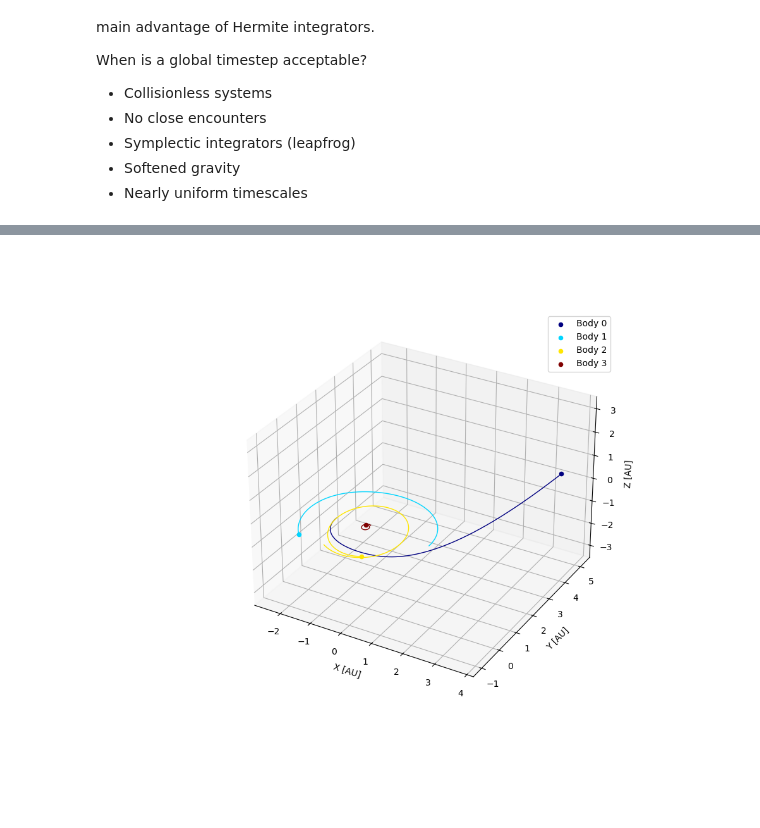
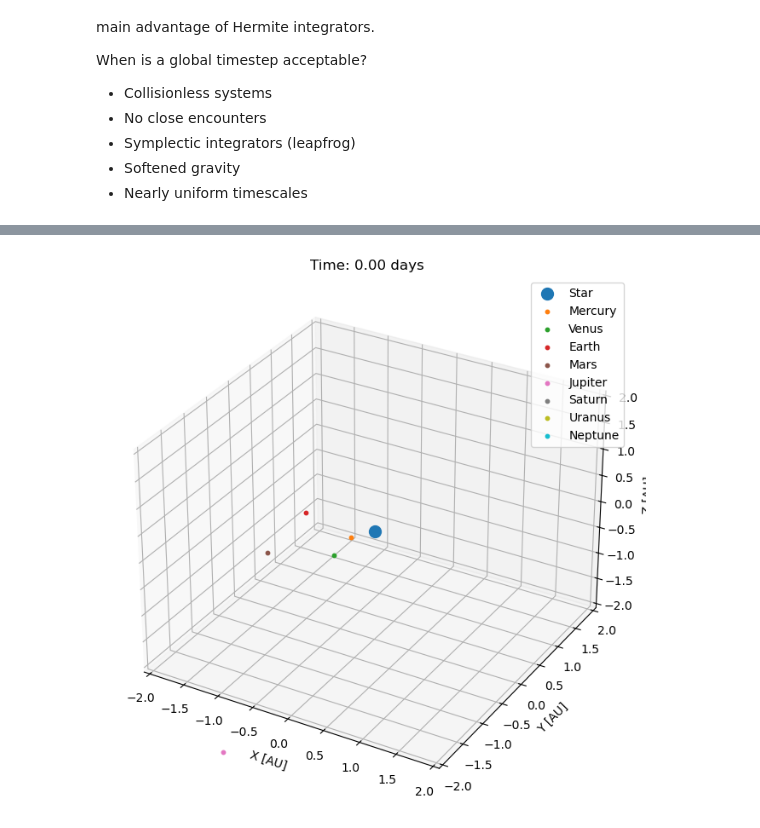
Before and after one commit to robertoinfurna/GRAVITY, a Jupyter notebook: planetary_system.ipynb, the cells around one changed output, grey strips where cells are left out. Drawn from its saved outputs; the diff is of its cells as text; code cells hidden in the pictures; blank space fills up the shorter version.

Commit message:
projected orbits!

```diff
--- a/planetary_system.ipynb
+++ b/planetary_system.ipynb
@@ -385,24 +645,22 @@ def evolve_system(bodies, t_end, dt=None, adapt_dt=True, eta=0.03):
 # %%
 
-# Star mass
-m_star = 1.0
 
-# Planet parameters: (mass, semi-major axis, eccentricity, inclination, longitude of ascending node)
-planet_data = [
-    (0.01, 1.0, 0.0, 0.0, 0.0),             # Planet 1
-    (0.01, 2.0, 0.0, 0.0, np.pi),           # Planet 2
-    (0.1, 1.5, 0.01, np.pi/16, np.pi/3)     # Planet 2
-]
-
-# Start with the star at the origin
 r_star = np.zeros(3)
 v_star = np.zeros(3)
 
 bodies = []
 
-for m_planet, a, e, i, phi in planet_data:
+for name, p in planet_data.items():
+    m_planet = p["mass"]
+    a = p["a"]
+    e = p["e"]
+    i = p["inc"]
+    phi = p["Omega"]
+
     # Compute binary (star + planet) in CM frame
-    body_star, body_planet = make_binary_system(m_1=m_star, m_2=m_planet, a=a, e=e, i=i, phi=phi)
+    body_star, body_planet = make_binary_system(
+        m_1=m_star, m_2=m_planet, a=a, e=e, i=i, phi=phi
+    )
 
     # Shift star and planet by current star CM position
     body_star.initial_position += r_star
@@ -410,14 +668,21 @@ for m_planet, a, e, i, phi in planet_data:
     body_planet.initial_position += r_star
     body_planet.initial_velocity += v_star
 
-    # Update CM position and velocity of the star after adding planet
+    # Update CM position and velocity of the star
     r_star = body_star.initial_position
     v_star = body_star.initial_velocity
 
-    # Save bodies
+    body_planet.name = name
     bodies.append(body_planet)
 
-
 # Finally append the star
-bodies.append(Body(mass=m_star,initial_position=r_star,initial_velocity=v_star))
+bodies.insert(
+    0,
+    Body(
+        mass=m_star,
+        initial_position=r_star,
+        initial_velocity=v_star,
+        name="Star"
+    )
+)
 # %% [output]
@@ -434,5 +707,6 @@ evolve_system(bodies=bodies,t_end=40,eta=0.0003,)#adapt_dt=False,dt=0.0001)
 # %%
-%matplotlib widget
-plot_3d_orbits(bodies, t_max=10,step_marker=100)
+#colors=['blue','red','purple','orange']
+#%matplotlib widget
+plot_3d_orbits(bodies, t_max=0,dt_step_marker=10,max_range=2)
 # %% [output]
-[figure, old version]
+[figure, new version]
```
Also changed, not shown: parts of 17 cells of this notebook.
